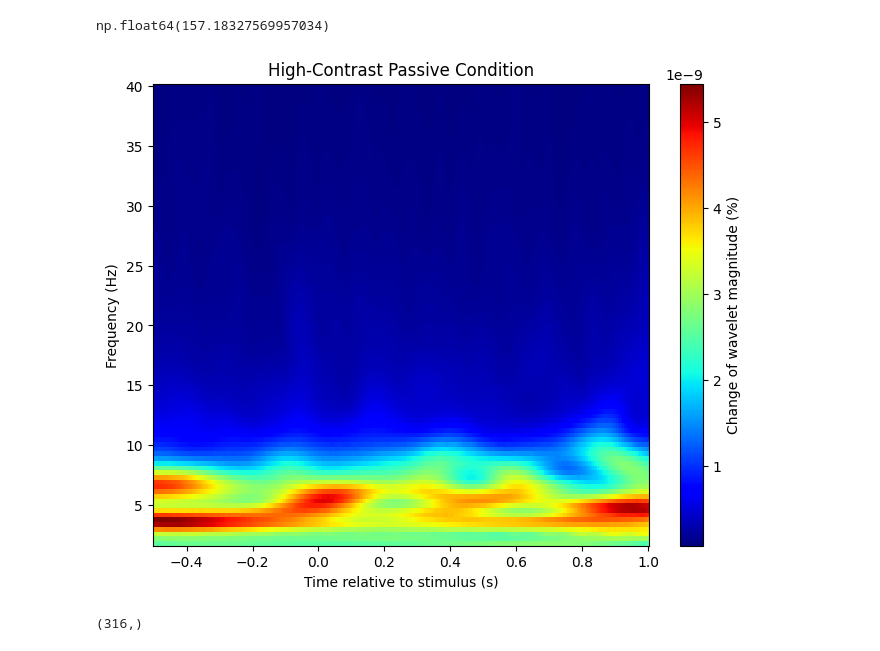
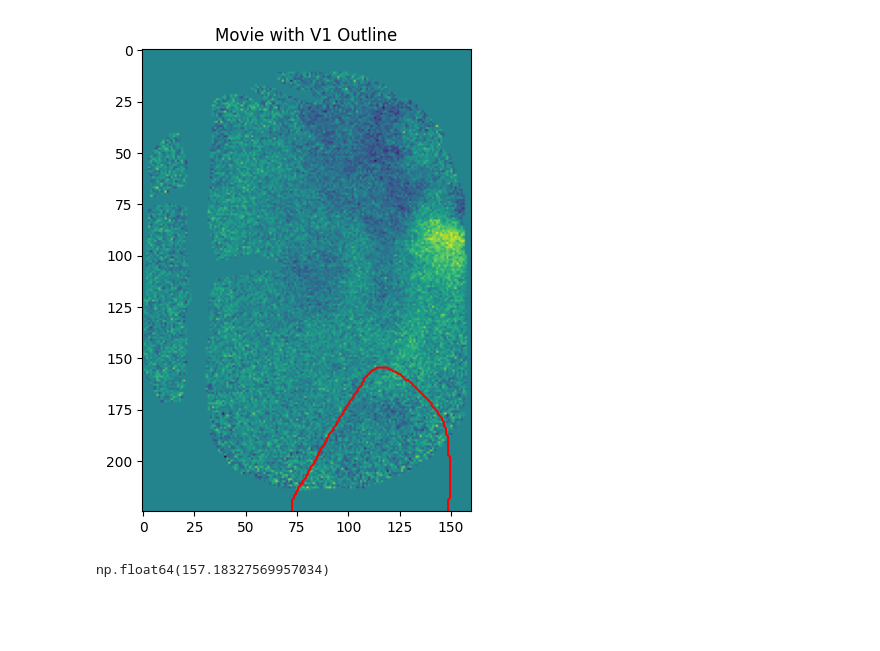
Before and after one commit to katienb/perception_project, a Jupyter notebook: perception_project/HCPv_dynamic_spectra.ipynb, the cells around one changed output. Saved outputs shown, nothing was run; the diff lists cells and outputs as text; code cells hidden in the pictures; blank space fills up the shorter version.

Commit message:
updates to dynamic spectra processes

```diff
--- a/perception_project/HCPv_dynamic_spectra.ipynb
+++ b/perception_project/HCPv_dynamic_spectra.ipynb
@@ -43,8 +47,9 @@ def get_ttl_trace(timestamps_table, timestamps_table_names, timeorigin, timebinn
         ttl_signal = ttl_signal_raw
 
     onsets = np.where(np.diff(ttl_signal) == 1)[0]
+    offsets = np.where(np.diff(ttl_signal) == -1)[0]
 
-    return onsets
+    return onsets, offsets
 # %%
 def movie_path(mouse, date, file):
     """Returns the file path for a given movie recording."""
@@ -68,6 +73,7 @@ def mask_movie(movie, raw_mask, binning):
     # Ensure mask has the same shape as the movie
     movie_size = movie.shape[1:3]  # Get spatial dimensions of the movie
     mask = mask[:movie_size[0], :movie_size[1]]  # Crop mask to match movie size
+    mask = np.flip(mask, axis=0)
     mask = mask.astype(bool)         # Convert to boolean mask
     return movie * mask  # Apply mask
 
@@ -161,7 +167,7 @@ def load_and_mask(path_movie):
         specs = mov_file["specs"]
         mov = mov_file['mov'][()]
         fps = specs["fps"][()][0][0][0]
-        raw_mask = specs["extra_specs"]["mask"][()][0]
+        raw_mask = specs["extra_specs"]["mask"][()]
         binning = specs["binning"][()][0][0][0]
         raw_outlines = specs["extra_specs"]["allenMapEdgeOutline"][()]
         spaceorigin = specs["spaceorigin"][()].flatten()
@@ -172,15 +178,16 @@ def load_and_mask(path_movie):
         timestamps_table_names = specs["extra_specs"]["timestamps_table_names"][()]
         timestamps_table_names = b''.join(timestamps_table_names.flatten()).decode("utf-8").split(';')
 
-    onsets = get_ttl_trace(timestamps_table, timestamps_table_names, timeorigin, timebinning)
+    onsets, offsets = get_ttl_trace(timestamps_table, timestamps_table_names, timeorigin, timebinning)
 
     # Replace NaN values in the movie
     movie = np.nan_to_num(mov)
+    movie = np.flip(movie, axis=1)
 
     # Apply the brain mask to remove non-brain regions
     movie = mask_movie(movie, raw_mask, binning)
 
     # If a specific brain region is provided, apply the corresponding region mask
-    movie = mask_region(movie, raw_outlines, binning, spaceorigin, 'V1', plot=False)
+    movie = mask_region(movie, raw_outlines, binning, spaceorigin, 'V1', plot=True)
 
-    return movie, fps, onsets
+    return movie, fps, onsets, offsets
@@ -226,2 +194,8 @@ path_movie  = 'n:/GEVI_Wave/Analysis/Visual/cmm001mjr/20231212/meas04/cG_unmixed
+# %%
+path_movie = "N:/GEVI_Wave/Analysis/Visual/cmm002mjr/20231208/meas00/cG_unmixed_dFF.h5"
 # %%
-movie, fps, onsets = load_and_mask(path_movie)
+movie, fps, onsets, offsets = load_and_mask(path_movie)
+fps
+# %% [output]
+[figure, added]
+np.float64(157.18327569957034)
@@ -247,22 +201,0 @@ for onset in onsets:
-# %%
-fps
-# %% [output]
-np.float64(157.18327569957034)
-# %%
-all_power_arr = np.stack([arr[:,int(0.5*fps):-int(0.5*fps)] for arr in all_power])
-mean_power_arr = np.mean(all_power_arr[:], axis=0)
-
-# Plot Dynamic Spectrum with Higher
-time_arr = np.linspace(-0.5, 1, mean_power_arr.shape[1])  # Stimulus at t=0]
-T, F = np.meshgrid(time_arr, frequencies)  # Generate grid
-
-plt.figure(figsize=(8, 6))
-plt.pcolormesh(T, F, mean_power_arr, shading='auto', cmap='jet')  # Fine-grained frequency resolution
-plt.colorbar(label="Change of wavelet magnitude (%)")
-plt.xlabel("Time relative to stimulus (s)")
-plt.ylabel("Frequency (Hz)")
-plt.title('High-Contrast Passive Condition')
-#plt.savefig(f'dynamic_spectra_hcpv')
-plt.show()
-# %% [output]
-[figure, removed]
@@ -289,4 +201,0 @@ def plot_spectra_grid(power_arr, freqs, time_arr):
-# %%
-time_arr.shape
-# %% [output]
-(316,)
```
Also changed, not shown: parts of 9 cells of this notebook, 22 other files.
